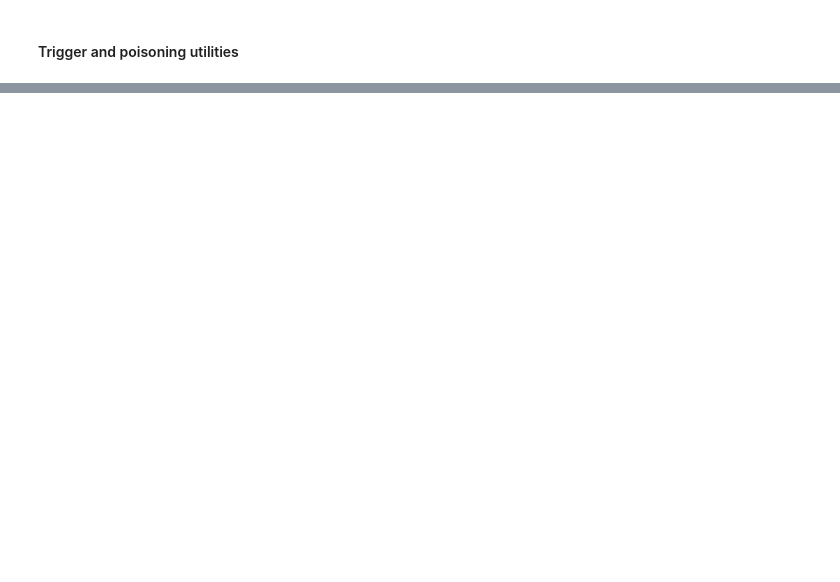
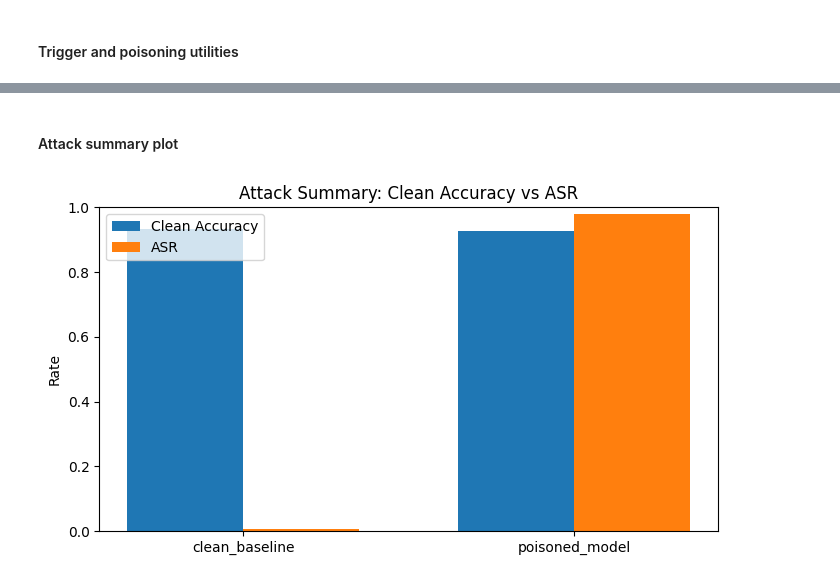
Before and after one commit to atharvv04/BadNets-to-Recovery-End-to-End-Backdoor-Defense-Pipeline, a Jupyter notebook: A3.ipynb, the cells around one changed output, grey strips where cells are left out. Saved outputs shown, nothing was run; the diff lists cells and outputs as text; code cells hidden in the pictures; blank space fills up the shorter version.

```diff
--- a/A3.ipynb
+++ b/A3.ipynb
@@ -181,0 +592,15 @@ visualize_trigger_example(temp_eval_train, idx=0)
+# %%
+poisoned_model = ResNet18WithFeatures(num_classes=CONFIG["num_classes"]).to(CONFIG["device"])
+poisoned_model, poisoned_history, poisoned_best_val = train_model(
+    poisoned_model,
+    poisoned_train_loader,
+    val_loader,
+    CONFIG["device"],
+    model_name="poisoned_model"
+)
+
+poisoned_test_acc = evaluate_clean_accuracy(poisoned_model, test_loader, CONFIG["device"])
+poisoned_asr = evaluate_asr(poisoned_model, triggered_test_loader, CONFIG["device"], CONFIG["target_class"])
+
+print("Poisoned model clean test accuracy:", poisoned_test_acc)
+print("Poisoned model ASR:", poisoned_asr)
@@ -181,0 +625,26 @@ visualize_trigger_example(temp_eval_train, idx=0)
+# %% [markdown]
+#### Attack summary plot
+# %%
+attack_summary = pd.DataFrame({
+    "model": ["clean_baseline", "poisoned_model"],
+    "clean_accuracy": [clean_test_acc, poisoned_test_acc],
+    "ASR": [clean_asr, poisoned_asr]
+})
+attack_summary.to_csv(META_DIR / "attack_summary.csv", index=False)
+
+x = np.arange(len(attack_summary))
+width = 0.35
+
+plt.figure(figsize=(7, 4))
+plt.bar(x - width/2, attack_summary["clean_accuracy"], width, label="Clean Accuracy")
+plt.bar(x + width/2, attack_summary["ASR"], width, label="ASR")
+plt.xticks(x, attack_summary["model"])
+plt.ylim(0, 1.0)
+plt.ylabel("Rate")
+plt.title("Attack Summary: Clean Accuracy vs ASR")
+plt.legend()
+plt.tight_layout()
+plt.savefig(FIG_DIR / "attack_summary.png", dpi=200)
+plt.show()
+# %% [output]
+[figure, added]
```
Also changed, not shown: parts of 37 cells of this notebook.
